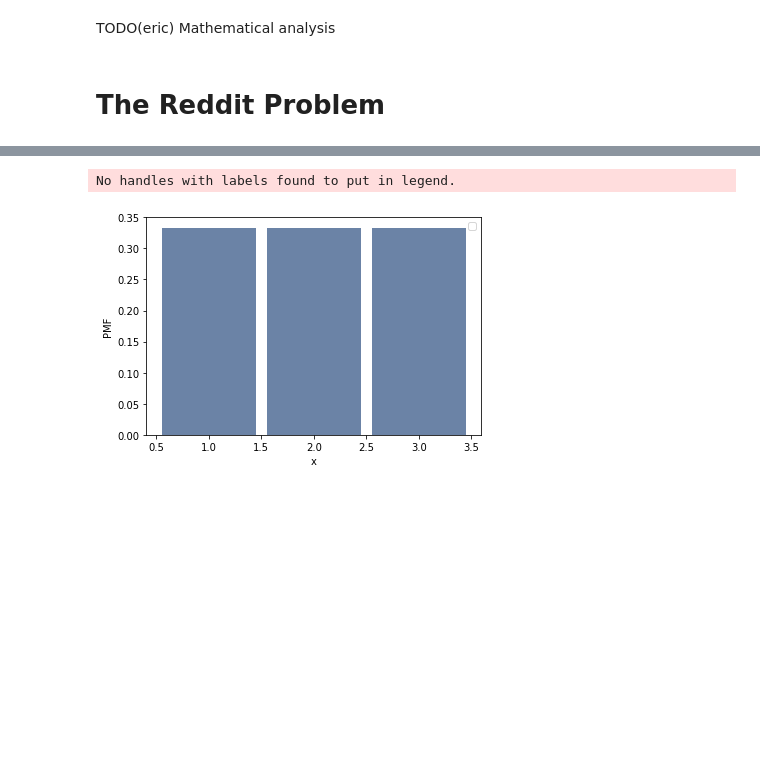
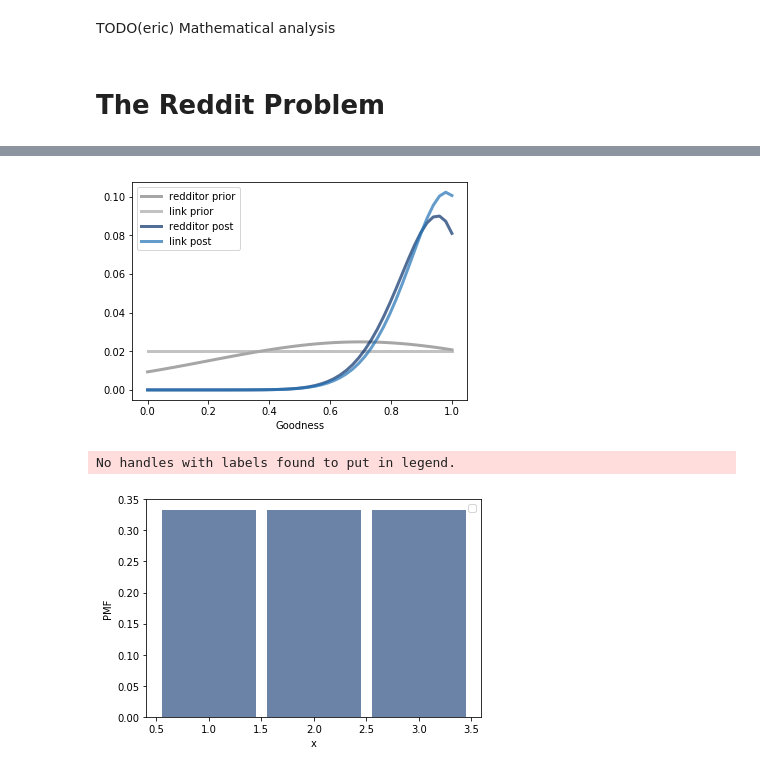
Before and after one commit to HALtheWise/ThinkBayes2, a Jupyter notebook: examples/homework2.ipynb, the cells around one changed output, grey strips where cells are left out. Drawn from its saved outputs; the diff is of its cells as text; code cells hidden in the pictures; blank space fills up the shorter version.

Commit message:
Added second stab at unreliable redditor problem

```diff
--- a/examples/homework2.ipynb
+++ b/examples/homework2.ipynb
@@ -305,3 +395,47 @@ TODO(eric) Mathematical analysis
+# %%
+# TODO(eric): This algorithm is quadratic in the resolution of the PMF's, there should be a way to do it faster.
+def update_reddit_2(r2, l2, vote):
+    redditor_copy = r2.Copy()
+
+    for s in r2:
+        # Update the probability of the redditor having each possible score
+        # based on the likelihood of voting for this link if they did
+
+        # How likely is someone with the hypothesized score to vote for this link?
+        if vote:
+            p_vote = l2.vote_chance(s)
+        else:
+            p_vote = l2.vote_chance(1 - s)
+        r2[s] *= p_vote
+
+    r2.Normalize()
+
+    for s in l2:
+
+        if vote:
+            p_vote = redditor_copy.vote_chance(s)
+        else:
+            p_vote = redditor_copy.vote_chance(1-s)
+        l2[s] *= p_vote
+
+    l2.Normalize()
+# %%
+r2 = Redditor2()
+l2 = Link2()
+
+thinkplot.Plot(r2, label='redditor prior', color='grey')
+thinkplot.Plot(l2, label='link prior', color='darkgrey')
+
+for _ in range(40):
+    # The redditor votes "yes" 80% of the time
+    update_reddit_2(r2, l2, np.random.random() < 0.80)
+
+thinkplot.Plot(r2, label='redditor post')
+thinkplot.Plot(l2, label='link post')
+
+thinkplot.Config(xlabel='Goodness')
+# %% [output]
+[figure, added]
 # %%
 class Subclass(Suite):
 
```
Also changed, not shown: parts of 7 cells of this notebook.
